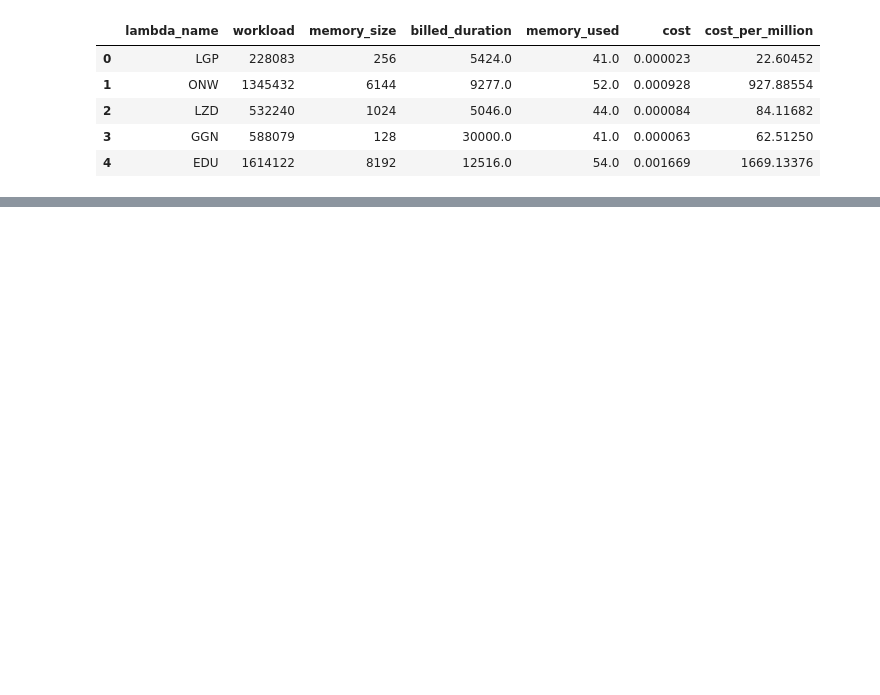
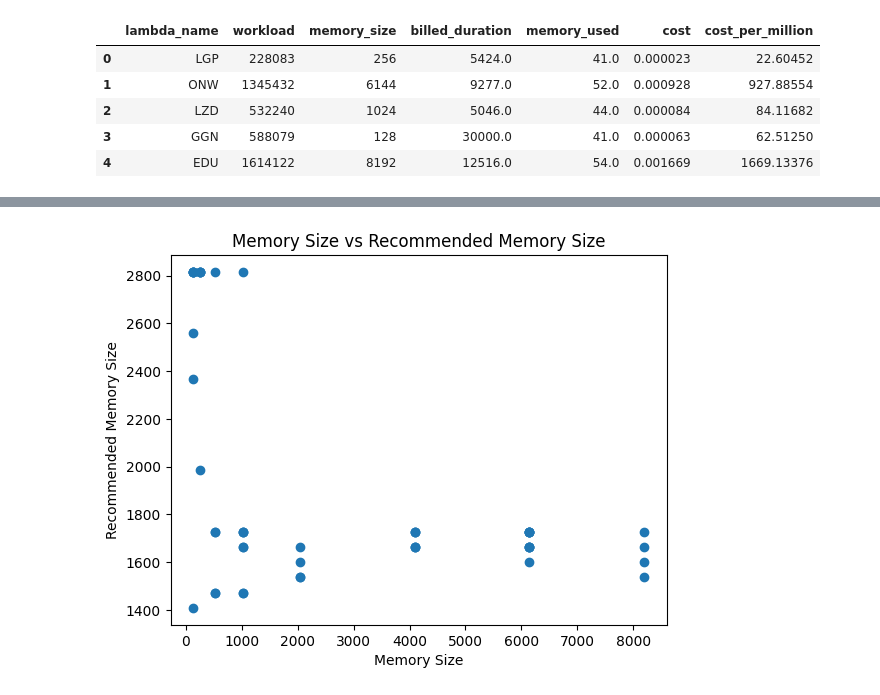
Before and after one commit to causalabs/causadb-python, a Jupyter notebook: notebooks/find_best_actions.ipynb, the cells around one changed output, grey strips where cells are left out. Cells and saved outputs as stored; diff of their text form; code cells hidden in the pictures; blank space fills up the shorter version.

```diff
--- a/notebooks/find_best_actions.ipynb
+++ b/notebooks/find_best_actions.ipynb
@@ -29,5 +27,5 @@ data.head()
 # %%
-df = pd.read_csv('lambda_data.csv')
+df = pd.read_csv('data/lambda_data.csv')
 df.head()
 # %% [output]
 |  | lambda_name | workload | memory_size | billed_duration | memory_used | cost | cost_per_million |
@@ -85,0 +74,13 @@ model.find_best_actions(
+# %%
+recommendations = model.find_best_actions(
+    targets={
+        "cost_per_million": "minimise",
+        "billed_duration": "minimise"
+    },
+    actionable=["memory_size"],
+    data=df
+)
+
+# Add the recommendations to the original data frame
+df["memory_size_recommended"] = recommendations["memory_size"].apply(lambda x: round(x/64)*64).values
+df.head()
@@ -85,0 +94,11 @@ model.find_best_actions(
+# %%
+import matplotlib.pyplot as plt
+
+# Plot memory size against memory size recommended
+plt.scatter(df["memory_size"], df["memory_size_recommended"])
+plt.xlabel("Memory Size")
+plt.ylabel("Recommended Memory Size")
+plt.title("Memory Size vs Recommended Memory Size")
+plt.show()
+# %% [output]
+[figure, added]
```
Also changed, not shown: parts of 16 cells of this notebook, 5 other files.
